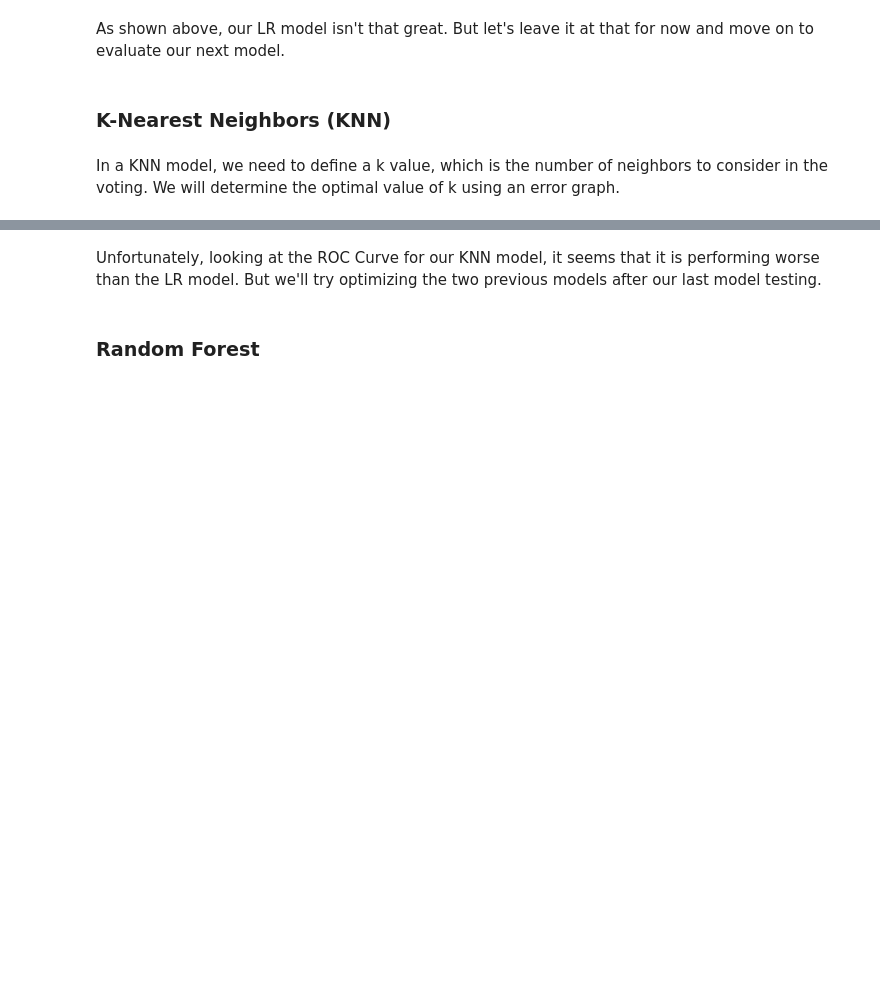
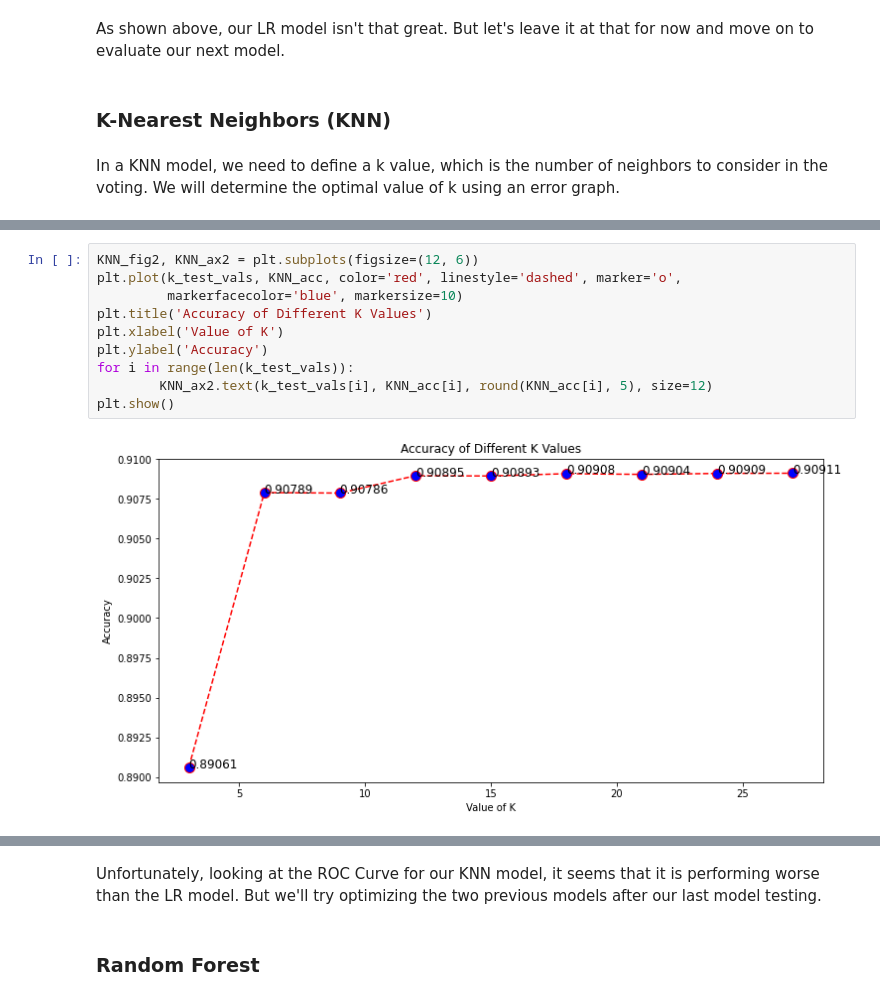
Before and after one commit to RunningPie/rakamin-vix-hci-722, a Jupyter notebook: Proyek Akhir/Complete Notebook.ipynb, the cells around one changed output, grey strips where cells are left out. Saved outputs shown, nothing was run; the diff lists cells and outputs as text; blank space fills up the shorter version.

```diff
--- a/Proyek Akhir/Complete Notebook.ipynb
+++ b/Proyek Akhir/Complete Notebook.ipynb
@@ -962 +968,13 @@ Text(0, 0.5, 'Average Error')
+# %%
+KNN_fig2, KNN_ax2 = plt.subplots(figsize=(12, 6))
+plt.plot(k_test_vals, KNN_acc, color='red', linestyle='dashed', marker='o',
+         markerfacecolor='blue', markersize=10)
+plt.title('Accuracy of Different K Values')
+plt.xlabel('Value of K')
+plt.ylabel('Accuracy')
+for i in range(len(k_test_vals)):
+        KNN_ax2.text(k_test_vals[i], KNN_acc[i], round(KNN_acc[i], 5), size=12)
+plt.show()
+# %% [output]
+[figure, added]
 # %% [markdown]
```
Also changed, not shown: parts of 27 cells of this notebook.
